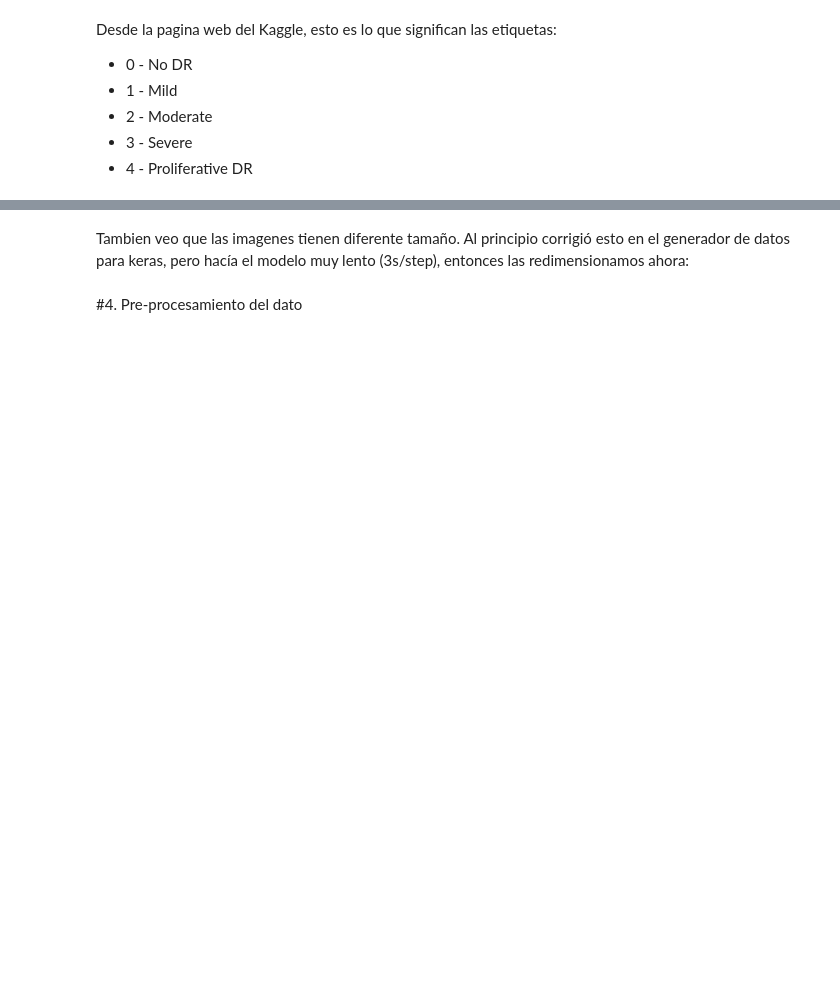
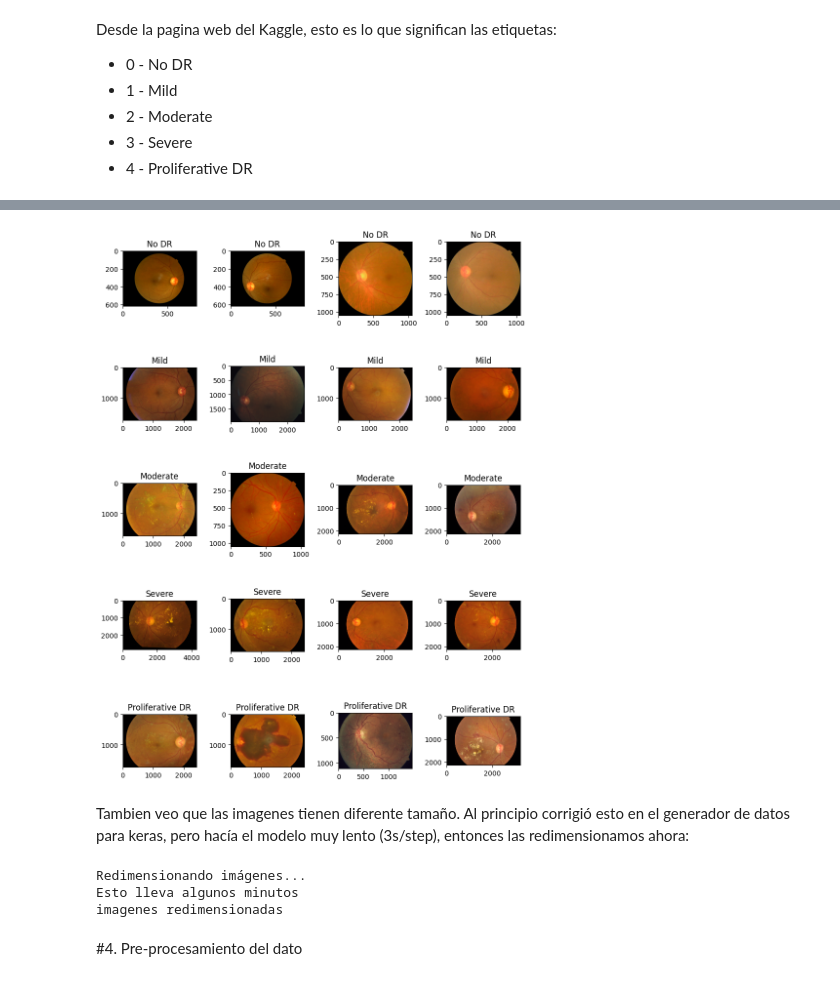
Before and after one commit to Valentina180/TFM, a Jupyter notebook: MainLocal.ipynb, the cells around one changed output, grey strips where cells are left out. Drawn from its saved outputs; the diff is of its cells as text; code cells hidden in the pictures; blank space fills up the shorter version.

```diff
--- a/MainLocal.ipynb
+++ b/MainLocal.ipynb
@@ -41,6 +24,6 @@ import pandas as pd
 import matplotlib.pyplot as plt
 import cv2
 # %%
-train_df = pd.read_csv("train.csv") # nombre de la imagen y diagnostico de un medico
-test_df = pd.read_csv("test.csv") # solo lista de imagenes de test
+train_df = pd.read_csv("data/train.csv") # nombre de la imagen y diagnostico de un medico
+test_df = pd.read_csv("data/test.csv") # solo lista de imagenes de test
 train_df, test_df
@@ -102,27 +122,29 @@ crea sintomas en la persona, entonces mucha gente lo hace y no tiene DR"""
 # %%
 # Mostrar cuatro imagenes random para cada categoria
 plt.figure(figsize=(9, 12))
-path = 'train_images/'
+path = 'data/train_images/'
 n_images = 4 # 4 imagenes aleatorias para cada categoria para verlas
 
 for i in range(len(class_names)):
   img_names = train_df.loc[train_df['diagnosis'] == i]['id_code'].values
   img_names = random.sample(list(img_names), n_images)
 
   for j in range(n_images):
         img_name = img_names[j]
         img_path = os.path.join(path, img_name + '.png')
 
 
         indice_plot = i * n_images + j + 1
         plt.subplot(len(class_names), n_images, indice_plot)
 
         plt.imshow(Image.open(img_path))
         # plt.axis('off')
         plt.title(class_names[i])
 
 plt.tight_layout()
 plt.show()
+# %% [output]
+[figure, added]
 # %% [markdown]
 Tambien veo que las imagenes tienen diferente tamaño. Al principio corrigió esto en el generador de datos para keras, pero hacía el modelo muy lento (3s/step), entonces las redimensionamos ahora:
 # %%
@@ -132,8 +154,8 @@ generador lleva mucho tiempo porque lo hace una a una."""
 
 import cv2
 
-source_path = '/content/train_images/'
-target_path = '/content/train_224/'
+source_path = 'data/train_images/'
+target_path = 'data/train_224/'
 os.makedirs(target_path, exist_ok=True)
 
 size = (224, 224) # tamaño comun para CNNs
@@ -147,6 +169,10 @@ for img_name in os.listdir(source_path):
     img_resized = cv2.resize(img, size, interpolation=cv2.INTER_AREA) # Redimensionar
     cv2.imwrite(os.path.join(target_path, img_name), img_resized) # Guardar en la nueva carpeta
 print("imagenes redimensionadas")
+# %% [output]
+Redimensionando imágenes...
+Esto lleva algunos minutos
+imagenes redimensionadas
 # %% [markdown]
 #4.   Pre-procesamiento del dato
 # %%
```
Also changed, not shown: parts of 14 cells of this notebook, 3 other files.
